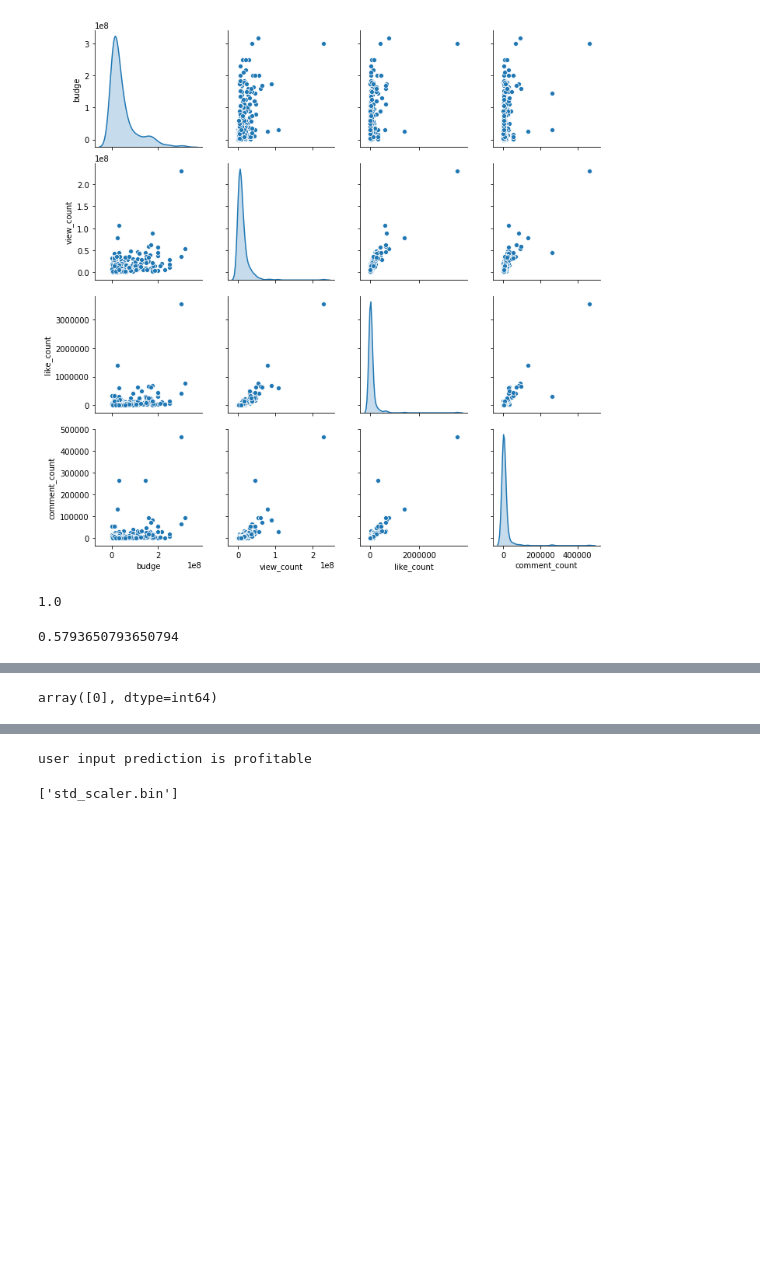
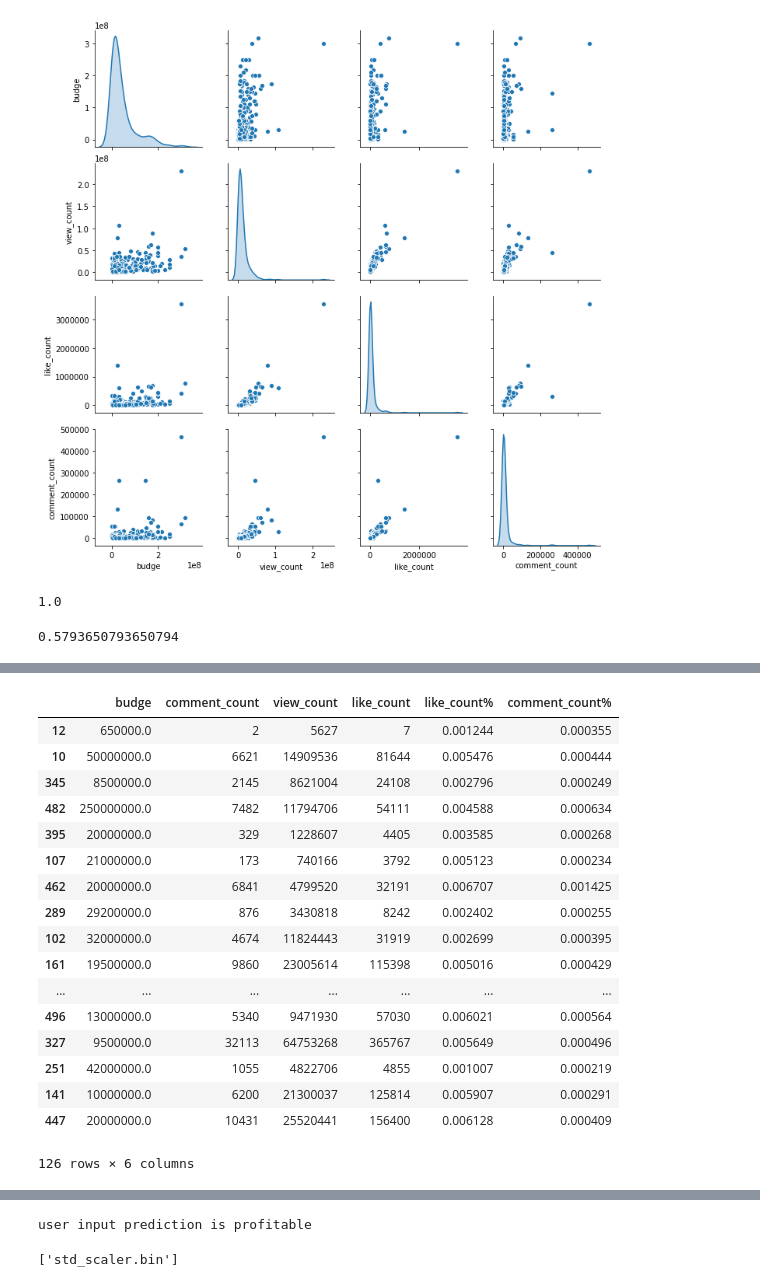
Before and after one commit to nsetnik0703/Netflix-Movie-Predictor, a Jupyter notebook: Classification.ipynb, the cells around one changed output, grey strips where cells are left out. Saved outputs shown, nothing was run; the diff lists cells and outputs as text; code cells hidden in the pictures; blank space fills up the shorter version.

```diff
--- a/Classification.ipynb
+++ b/Classification.ipynb
@@ -185,7 +194,25 @@ accuracy on test dataset is 73.81%
 # %%
 model.predict_classes(X_test_scaled[0].reshape(-1,1).T)
+X_test
 # %% [output]
+|  | budge | comment_count | view_count | like_count | like_count% | comment_count% |
+| 12 | 650000.0 | 2 | 5627 | 7 | 0.001244 | 0.000355 |
+| 10 | 50000000.0 | 6621 | 14909536 | 81644 | 0.005476 | 0.000444 |
+| 345 | 8500000.0 | 2145 | 8621004 | 24108 | 0.002796 | 0.000249 |
+| 482 | 250000000.0 | 7482 | 11794706 | 54111 | 0.004588 | 0.000634 |
+| 395 | 20000000.0 | 329 | 1228607 | 4405 | 0.003585 | 0.000268 |
+| 107 | 21000000.0 | 173 | 740166 | 3792 | 0.005123 | 0.000234 |
+| 462 | 20000000.0 | 6841 | 4799520 | 32191 | 0.006707 | 0.001425 |
+| 289 | 29200000.0 | 876 | 3430818 | 8242 | 0.002402 | 0.000255 |
+| 102 | 32000000.0 | 4674 | 11824443 | 31919 | 0.002699 | 0.000395 |
+| 161 | 19500000.0 | 9860 | 23005614 | 115398 | 0.005016 | 0.000429 |
+| ... | ... | ... | ... | ... | ... | ... |
+| 496 | 13000000.0 | 5340 | 9471930 | 57030 | 0.006021 | 0.000564 |
+| 327 | 9500000.0 | 32113 | 64753268 | 365767 | 0.005649 | 0.000496 |
+| 251 | 42000000.0 | 1055 | 4822706 | 4855 | 0.001007 | 0.000219 |
+| 141 | 10000000.0 | 6200 | 21300037 | 125814 | 0.005907 | 0.000291 |
+| 447 | 20000000.0 | 10431 | 25520441 | 156400 | 0.006128 | 0.000409 |
-array([0], dtype=int64)
+126 rows × 6 columns
 # %%
 #userinput
 
```
Also changed, not shown: parts of 10 cells of this notebook, 1 other file.
